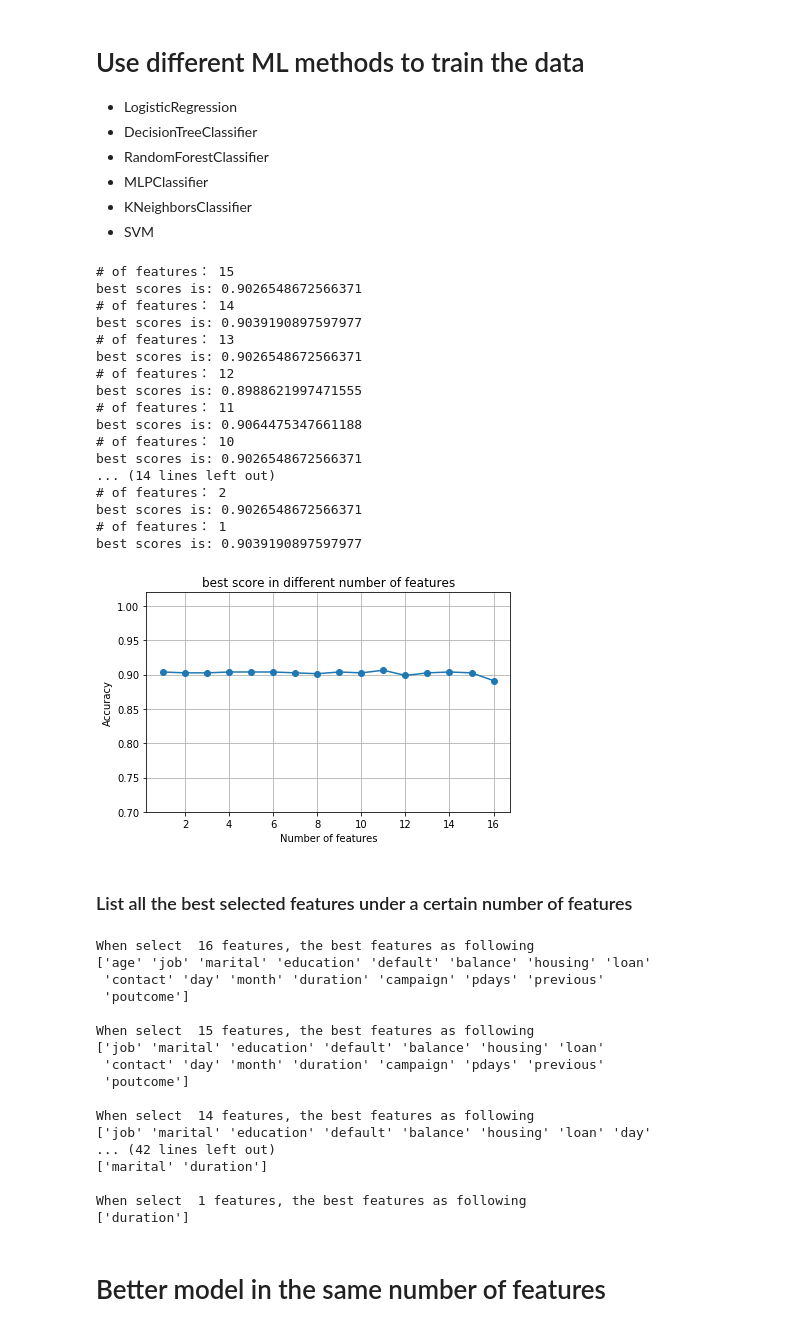
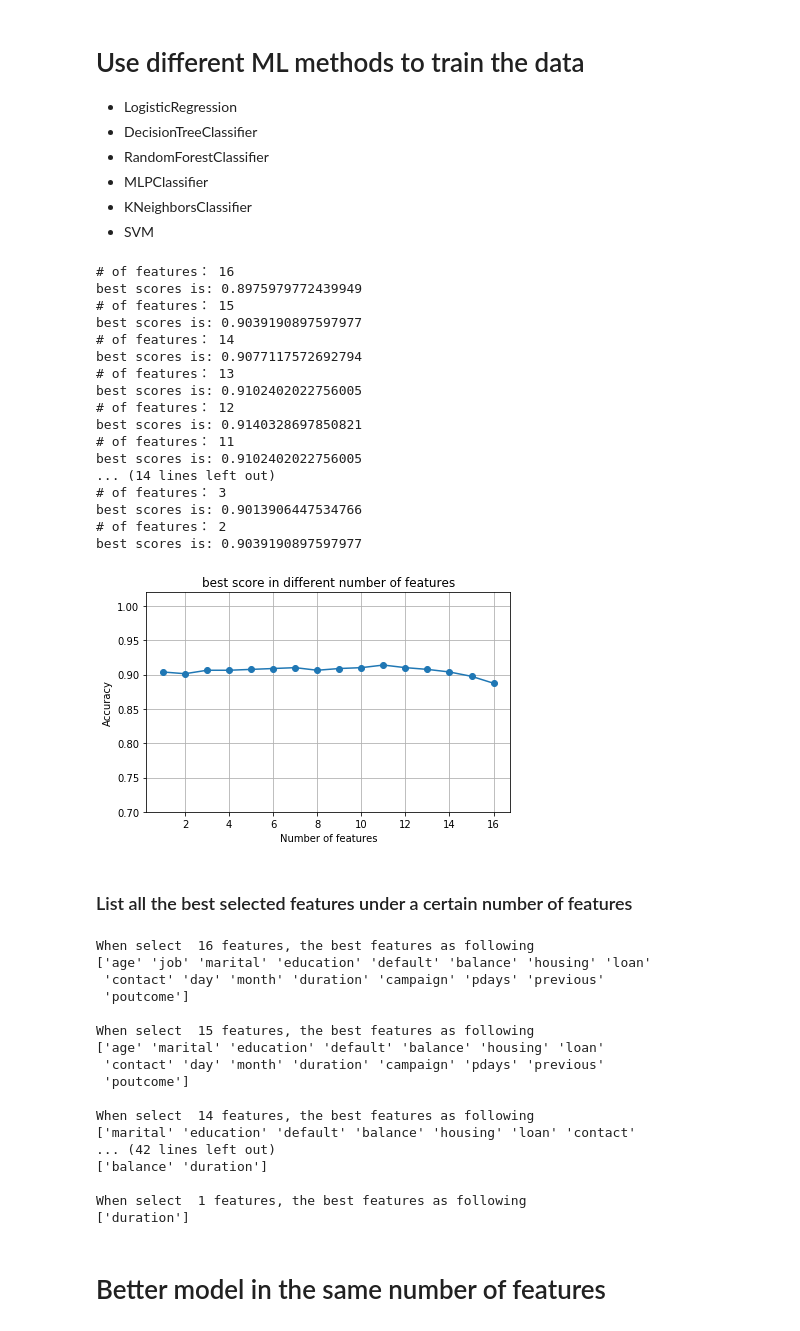
Before and after one commit to AtomMe/PHBS_TQFML, a Jupyter notebook: HW/bank_marketing.ipynb, the cells around one changed output. Saved outputs shown, nothing was run; the diff lists cells and outputs as text; code cells hidden in the pictures.

```diff
--- a/HW/bank_marketing.ipynb
+++ b/HW/bank_marketing.ipynb
@@ -414,51 +412,50 @@ from sklearn import svm
 from sklearn.linear_model import LogisticRegression
 from sklearn.ensemble import RandomForestClassifier
 
 ## Here you can select diferent method to do the training
 
 #knn = KNeighborsClassifier(n_neighbors=2)
 #knn = LogisticRegression(penalty='l2', C=10.**2, random_state=0)
-knn = MLPClassifier(hidden_layer_sizes=(50,50), max_iter=10, alpha=1e-4,
-                    solver='sgd', activation='relu',verbose=False, tol=1e-4, random_state=1,learning_rate_init=.01)
-#knn = svm.SVC(kernel='rbf', C=10)
+#knn = MLPClassifier(hidden_layer_sizes=(50,50), max_iter=50, alpha=1e-4,solver='sgd', activation='relu',verbose=False, tol=1e-4, random_state=1,learning_rate_init=.01)
+knn = svm.SVC(kernel='rbf', C=10)
 #knn = RandomForestClassifier(n_estimators=10,random_state=1)
 #knn = DecisionTreeClassifier()
 
 # selecting features
 sbs = SBS(knn, k_features=1)
 sbs.fit(X_train_std, y_train)
 
 # plotting performance of feature subsets
 k_feat = [len(k) for k in sbs.subsets_]
 
 plt.plot(k_feat, sbs.scores_, marker='o')
 plt.ylim([0.7, 1.02])
 plt.title('best score in different number of features')
 plt.ylabel('Accuracy')
 plt.xlabel('Number of features')
 plt.grid()
 plt.tight_layout()
 # plt.savefig('images/04_08.png', dpi=300)
 plt.show()
 # %% [output]
+# of features： 16
+best scores is: 0.8975979772439949
 # of features： 15
-best scores is: 0.9026548672566371
+best scores is: 0.9039190897597977
 # of features： 14
+best scores is: 0.9077117572692794
+# of features： 13
+best scores is: 0.9102402022756005
+# of features： 12
+best scores is: 0.9140328697850821
+# of features： 11
+best scores is: 0.9102402022756005
+... (14 lines left out)
+# of features： 3
+best scores is: 0.9013906447534766
+# of features： 2
 best scores is: 0.9039190897597977
-# of features： 13
-best scores is: 0.9026548672566371
-# of features： 12
-best scores is: 0.8988621997471555
-# of features： 11
-best scores is: 0.9064475347661188
-# of features： 10
-best scores is: 0.9026548672566371
-... (14 lines left out)
-# of features： 2
-best scores is: 0.9026548672566371
-# of features： 1
-best scores is: 0.9039190897597977
-[figure, old version]
+[figure, new version]
 # %% [markdown]
 ### List all the best selected features under a certain number of features
 # %%
@@ -474,14 +471,14 @@ When select  16 features, the best features as following
  'poutcome']
 
 When select  15 features, the best features as following
-['job' 'marital' 'education' 'default' 'balance' 'housing' 'loan'
+['age' 'marital' 'education' 'default' 'balance' 'housing' 'loan'
  'contact' 'day' 'month' 'duration' 'campaign' 'pdays' 'previous'
  'poutcome']
 
 When select  14 features, the best features as following
-['job' 'marital' 'education' 'default' 'balance' 'housing' 'loan' 'day'
+['marital' 'education' 'default' 'balance' 'housing' 'loan' 'contact'
 ... (42 lines left out)
-['marital' 'duration']
+['balance' 'duration']
 
 When select  1 features, the best features as following
 ['duration']
```
Also changed, not shown: parts of 16 cells of this notebook.
